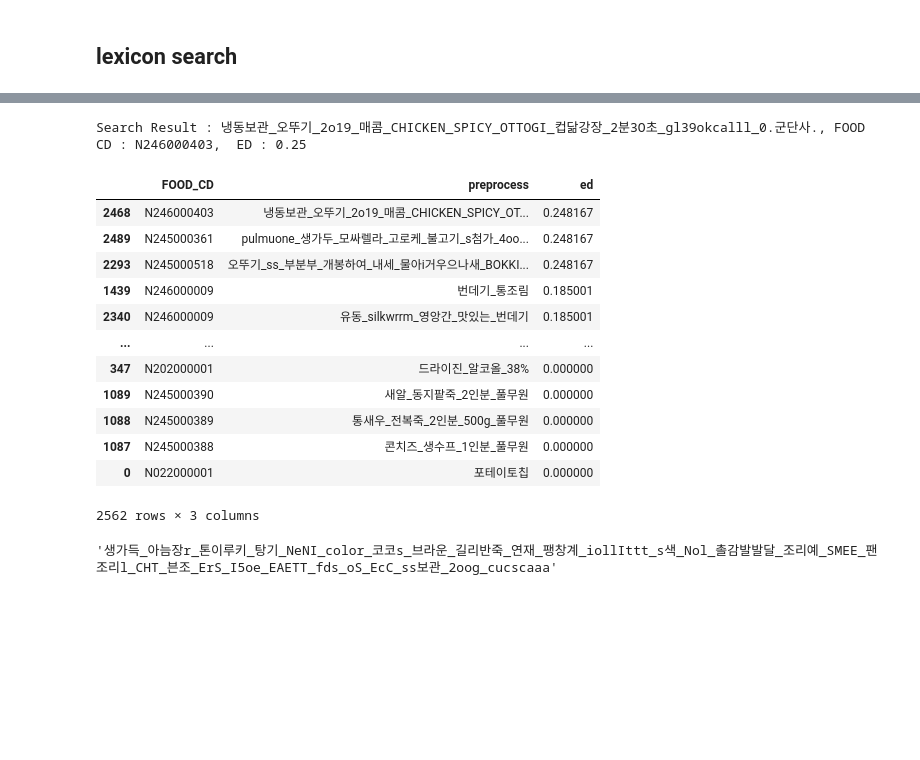
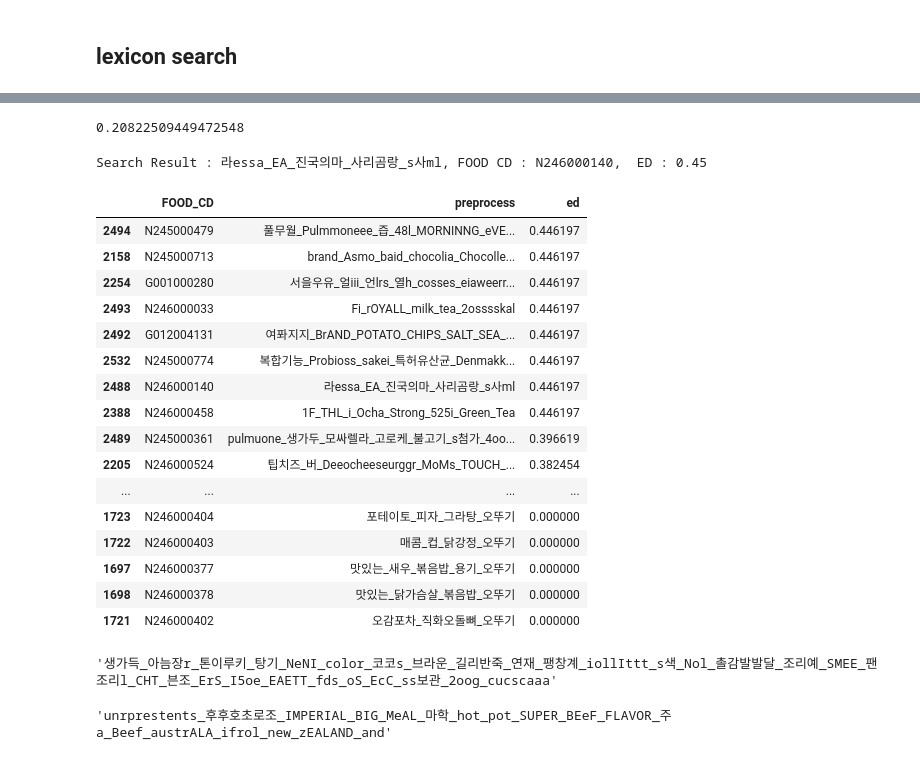
Before and after one commit to ximzzzzz/Food_CAMERA, a Jupyter notebook: craft_test.ipynb, the cells around one changed output, grey strips where cells are left out. Drawn from its saved outputs; the diff is of its cells as text; code cells hidden in the pictures; blank space fills up the shorter version.

Commit message:
lexicon search

```diff
--- a/craft_test.ipynb
+++ b/craft_test.ipynb
@@ -537,0 +564,2 @@ ed_ratio
+# %%
+total_ratio = get_weight_ratio(crop_df, img_center)
@@ -538,3 +570,5 @@ ed_ratio
+# %%
+example = ['ikea']
 # %% [markdown]
 ## lexicon search
 # %% [markdown]
@@ -557,2 +586,0 @@ lexicon[lexicon['preprocess'].map(lambda x : True if re.compile('번데기').mat
-# %%
-example = ['번대기', '21412','12415']
@@ -574,3 +587,10 @@ threshold
+# %%
+rest_sum = sum(list(filter(lambda x : x >= total_ratio.mean(), total_ratio)))
+threshold =  (rest_sum * 0.7 )/ (len(example)+2)
+# if rest_sum < 1 else  rest_sum /  (len(example) * 10**-1)
+threshold
+# %% [output]
+0.20822509449472548
 # %%
 start_time = time.time()
 ed_list = []
@@ -583,43 +603,45 @@ for word in lexicon['preprocess']:
         for word_ in word_split:
             ed = levenshtein(each.lower(), word_.lower())
             er = 1- (ed/(max(len(word_), len(each))))
-            if er <= 0.25:
+            if er <= 0.4:
                 er = 0
 #             print(f'"{each.lower()}"와 "{word.lower()}"속 단어 "{word_.lower()}" 의  raw ED 값 : {ed},  1- levenshtein 값  : {er}')
 #             print(f'"{each.lower()}"와 "{word_.lower()}" 의  raw ED 값 : {ed},  1- levenshtein 값  : {er}')
-#             if er > 0.8:
-#                 er= 0
             each_ed.append(er)
-#             print(f'{each} -> {word_} : {er}')
-        min_ed.append(ed_ratio[idx] * max(each_ed))
+#         min_ed.append(ed_ratio[idx] * max(each_ed))
+        min_ed.append(total_ratio[idx] * max(each_ed))
 #         min_ed.append(min(each_ed))
     ed_list.append(sum(min_ed)/len(example))
 
 lexicon['ed'] = ed_list
 
 max_data = lexicon[lexicon['ed'] == lexicon['ed'].max()]
-if max_data['ed'].max() <= threshold:
-    print(f'not in lexicon(ED : {max_data["ed"].max()})')
+if max_data['ed'].max() < threshold:
+    print(f'not in lexicon(ED : {max_data["ed"].max()}, threshold : {threshold})')
 else:
     most_similar_idx = max_data['preprocess'].apply(lambda x :  abs(len(example) - len(x.split('_')))).sort_values().index[0]
     print(f'Search Result : {lexicon.loc[most_similar_idx]["preprocess"]}, FOOD CD : {lexicon.loc[most_similar_idx]["FOOD_CD"]},  ED : {round(lexicon.loc[most_similar_idx]["ed"],2)}')
 # %% [output]
-Search Result : 냉동보관_오뚜기_2o19_매콤_CHICKEN_SPICY_OTTOGI_컵닮강장_2분3O초_gl39okcalll_0.군단사., FOOD CD : N246000403,  ED : 0.25
+Search Result : 라essa_EA_진국의마_사리곰랑_s사ml, FOOD CD : N246000140,  ED : 0.45
 # %%
 lexicon = lexicon.sort_values(by = ['ed'],ascending=False)
-lexicon
+lexicon.head(30)
 # %% [output]
 |  | FOOD_CD | preprocess | ed |
-| 2468 | N246000403 | 냉동보관_오뚜기_2o19_매콤_CHICKEN_SPICY_OT... | 0.248167 |
-| 2489 | N245000361 | pulmuone_생가두_모싸렐라_고로케_불고기_s첨가_4oo... | 0.248167 |
-| 2293 | N245000518 | 오뚜기_ss_부분부_개봉하여_내세_물아i거우으나새_BOKKI... | 0.248167 |
-| 1439 | N246000009 | 번데기_통조림 | 0.185001 |
-| 2340 | N246000009 | 유동_silkwrrm_영앙간_맛있는_번데기 | 0.185001 |
+| 2494 | N245000479 | 풀무월_Pulmmoneee_즙_48l_MORNINNG_eVE... | 0.446197 |
+| 2158 | N245000713 | brand_Asmo_baid_chocolia_Chocolle... | 0.446197 |
+| 2254 | G001000280 | 서을우유_얼iii_언lrs_열h_cosses_eiaweerr... | 0.446197 |
+| 2493 | N246000033 | Fi_rOYALL_milk_tea_2osssskal | 0.446197 |
+| 2492 | G012004131 | 여퐈지지_BrAND_POTATO_CHIPS_SALT_SEA_... | 0.446197 |
+| 2532 | N245000774 | 복합기능_Probioss_sakei_특허유산균_Denmakk... | 0.446197 |
+| 2488 | N246000140 | 라essa_EA_진국의마_사리곰랑_s사ml | 0.446197 |
+| 2388 | N246000458 | 1F_THL_i_Ocha_Strong_525i_Green_Tea | 0.446197 |
+| 2489 | N245000361 | pulmuone_생가두_모싸렐라_고로케_불고기_s첨가_4oo... | 0.396619 |
+| 2205 | N246000524 | 팁치즈_버_Deeocheeseurggr_MoMs_TOUCH_... | 0.382454 |
 | ... | ... | ... | ... |
-| 347 | N202000001 | 드라이진_알코올_38% | 0.000000 |
-| 1089 | N245000390 | 새알_동지팥죽_2인분_풀무원 | 0.000000 |
-| 1088 | N245000389 | 통새우_전복죽_2인분_500g_풀무원 | 0.000000 |
-| 1087 | N245000388 | 콘치즈_생수프_1인분_풀무원 | 0.000000 |
-| 0 | N022000001 | 포테이토칩 | 0.000000 |
+| 1723 | N246000404 | 포테이토_피자_그라탕_오뚜기 | 0.000000 |
+| 1722 | N246000403 | 매콤_컵_닭강정_오뚜기 | 0.000000 |
+| 1697 | N246000377 | 맛있는_새우_볶음밥_용기_오뚜기 | 0.000000 |
+| 1698 | N246000378 | 맛있는_닭가슴살_볶음밥_오뚜기 | 0.000000 |
+| 1721 | N246000402 | 오감포차_직화오돌뼈_오뚜기 | 0.000000 |
-2562 rows × 3 columns
 # %%
@@ -628,3 +650,7 @@ lexicon = lexicon.iloc[[1]]
 lexicon.head(1)['preprocess'][2462]
 # %% [output]
 '생가득_아늠장r_톤이루키_탕기_NeNI_color_코코s_브라운_길리반죽_연재_팽창계_iollIttt_s색_Nol_촐감발발달_조리예_SMEE_팬조리l_CHT_븐조_ErS_I5oe_EAETT_fds_oS_EcC_ss보관_2oog_cucscaaa'
+# %%
+lexicon.loc[2301]['preprocess']
+# %% [output]
+'unrprestents_후후호초로조_IMPERIAL_BIG_MeAL_마학_hot_pot_SUPER_BEeF_FLAVOR_주a_Beef_austrALA_ifrol_new_zEALAND_and'
```
Also changed, not shown: parts of 32 cells of this notebook.
